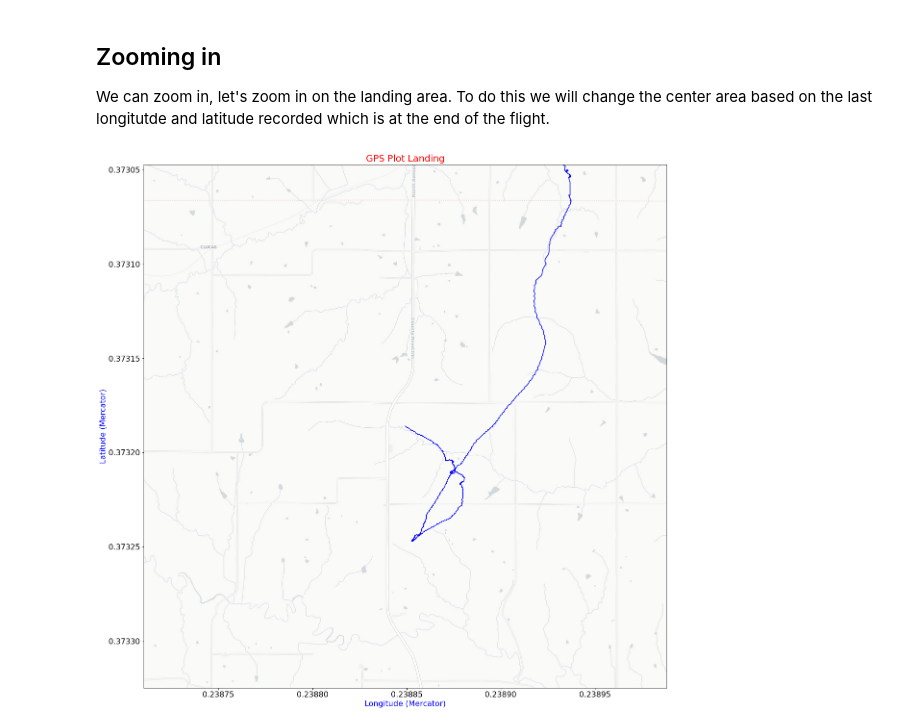
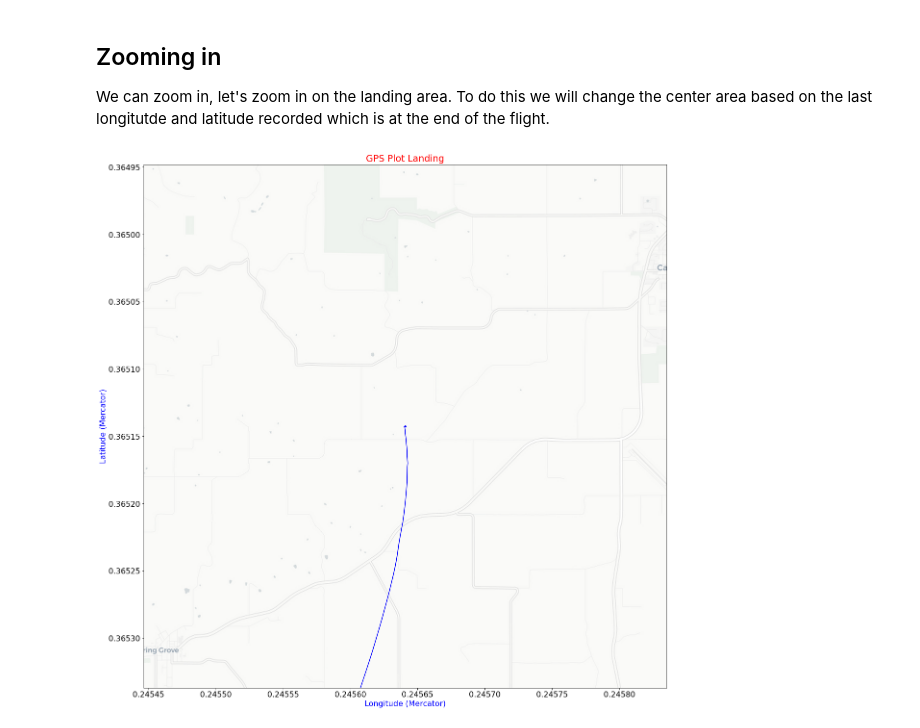
Before and after one commit to M2I-HABET/Mission-159, a Jupyter notebook: L-159-B/Parse_HABET_FDR_Data.ipynb, the cells around one changed output. Cells and saved outputs as stored; diff of their text form; code cells hidden in the pictures.

```diff
--- a/L-159-B/Parse_HABET_FDR_Data.ipynb
+++ b/L-159-B/Parse_HABET_FDR_Data.ipynb
@@ -505,14 +505,14 @@ color='blue'
 
 # Zoom, the higher the number the zoomed out it will be. This is centered on
 # the launch location
-degree_range = 0.7
+degree_range = 3
 
 extent = tilemapbase.Extent.from_lonlat(launch_loc[1] - degree_range, launch_loc[1] + degree_range,
                   launch_loc[0] - degree_range, launch_loc[0] + degree_range)
 extent = extent.to_aspect(1.0)
 
 # Convert to web mercator
-path = [tilemapbase.project(x,y) for x,y in zip(bert_lon, bert_lat)]
+path = [tilemapbase.project(x,y) for x,y in zip(har_lon, har_lat)]
 x, y = zip(*path)
 
 fig, ax = plt.subplots(figsize=(20,20))
@@ -525,5 +525,5 @@ plt.xlabel('Longitude (Mercator)', color=color)
 plt.title("GPS Plot on Street map",color='r')
 
 ax.plot(x, y,"b-")
-plt.savefig('/content/gdrive/My Drive/StateFairPlots/bert_plot_map.png',bbox_inches = "tight",dpi = 300)
+plt.savefig('Data/plots/har_plot_map.png',bbox_inches = "tight",dpi = 300)
 # %% [output]
@@ -534,29 +534,29 @@ We can zoom in, let's zoom in on the landing area. To do this we will change the
 # %%
 # Define the `extent`
 color='blue'
 
 # Zoom, the higher the number the zoomed out it will be. This is centered on
 # the landing location
-degree_range = 0.05
+degree_range = 0.07
 
-extent = tilemapbase.Extent.from_lonlat(bert_lon.iloc[-1] - degree_range, bert_lon.iloc[-1] + degree_range,
-                  bert_lat.iloc[-1] - degree_range, bert_lat.iloc[-1] + degree_range)
+extent = tilemapbase.Extent.from_lonlat(har_lon.iloc[-1] - degree_range, har_lon.iloc[-1] + degree_range,
+                  har_lat.iloc[-1] - degree_range, har_lat.iloc[-1] + degree_range)
 extent = extent.to_aspect(1.0)
 
 # Convert to web mercator
-path = [tilemapbase.project(x,y) for x,y in zip(bert_lon, bert_lat)]
+path = [tilemapbase.project(x,y) for x,y in zip(har_lon, har_lat)]
 x, y = zip(*path)
 
 fig, ax = plt.subplots(figsize=(20,20))
 t = tilemapbase.tiles.Carto_Light
 plotter = tilemapbase.Plotter(extent, t, width=800)
 plotter.plot(ax)
 plt.ylabel('Latitude (Mercator)', color=color)
 plt.xlabel('Longitude (Mercator)', color=color)
 
 plt.title("GPS Plot Landing",color='r')
 
 ax.plot(x, y,"b-")
-plt.savefig('/content/gdrive/My Drive/StateFairPlots/gps_plot_map_landing.png',bbox_inches = "tight",dpi = 300)
+plt.savefig('Data/plots/gps_plot_map_landing.png',bbox_inches = "tight",dpi = 300)
 # %% [output]
-[figure, old version]
+[figure, new version]
```
Also changed, not shown: parts of 6 cells of this notebook, 4 other files.
